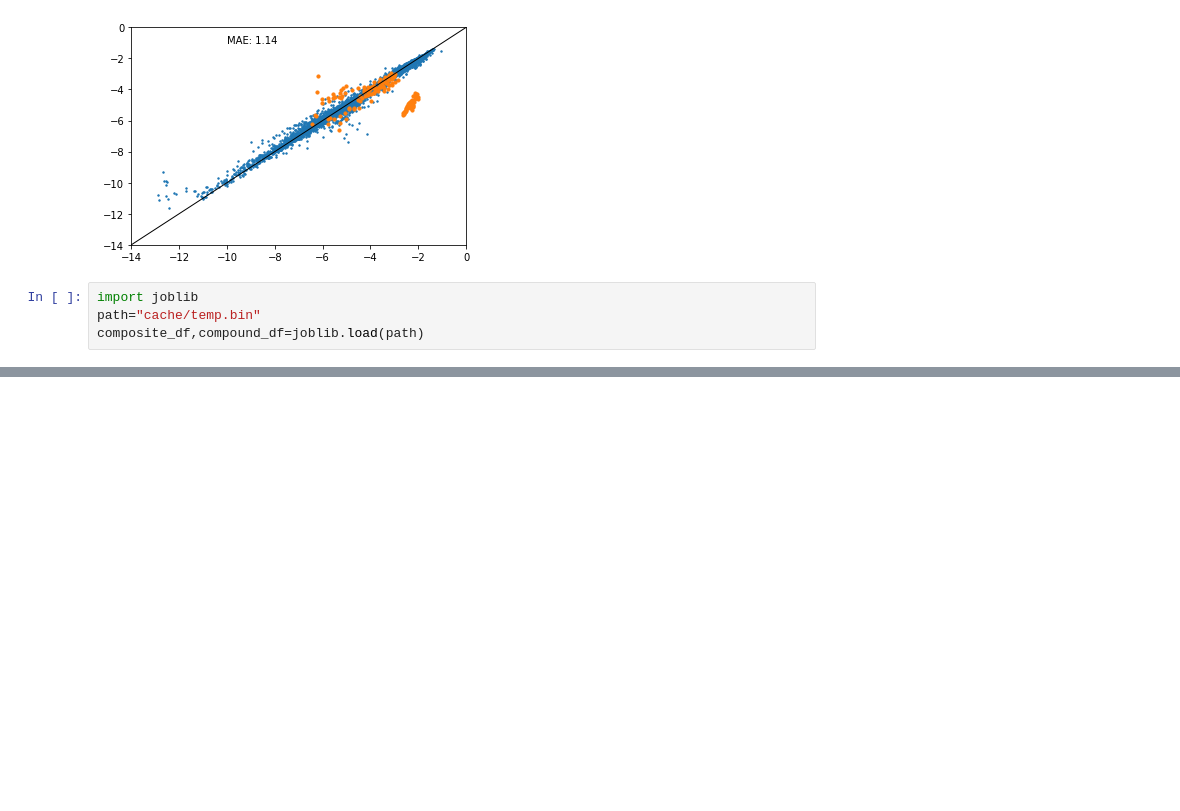
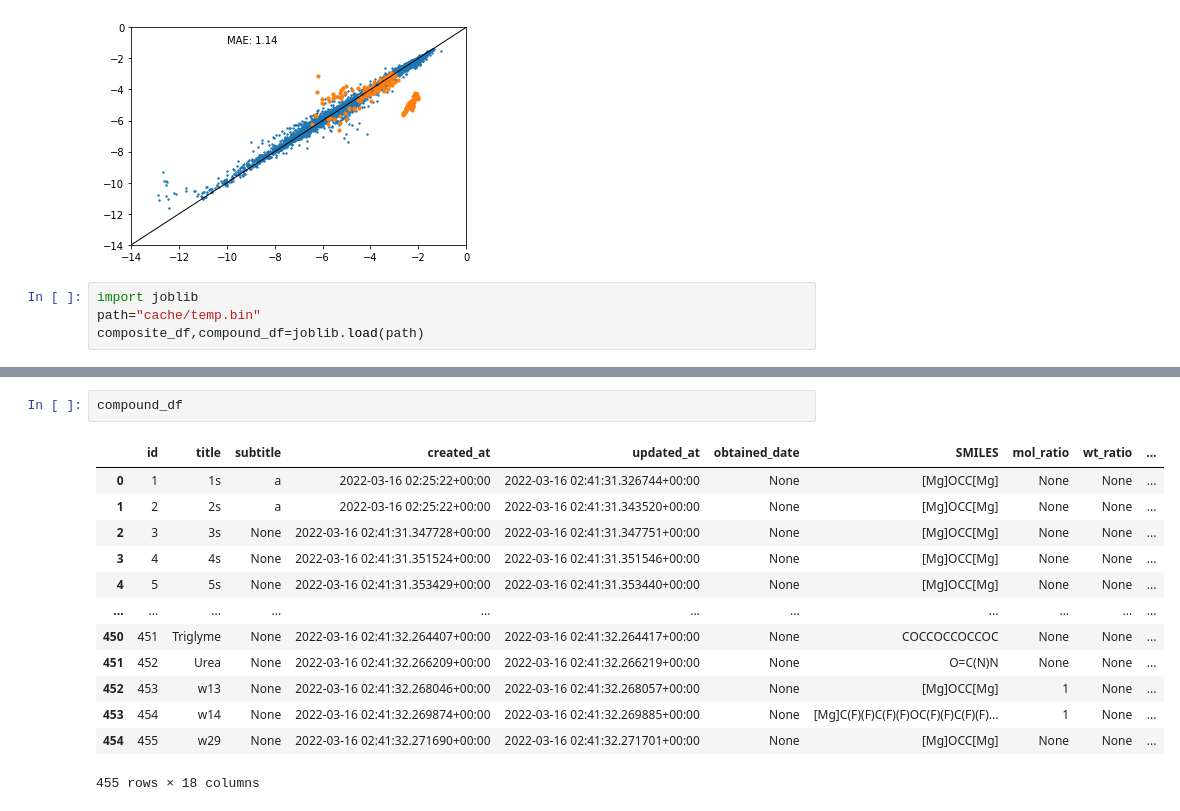
Before and after one commit to KanHatakeyama/ion_predictor, a Jupyter notebook: notebook.ipynb, the cells around one changed output, grey strips where cells are left out. Drawn from its saved outputs; the diff is of its cells as text; blank space fills up the shorter version.

```diff
--- a/notebook.ipynb
+++ b/notebook.ipynb
@@ -114 +147,17 @@ composite_df,compound_df=joblib.load(path)
 455 rows × 18 columns
+# %%
+compound_df
+# %% [output]
+|  | id | title | subtitle | created_at | updated_at | obtained_date | SMILES | mol_ratio | wt_ratio | ... |
+| 0 | 1 | 1s | a | 2022-03-16 02:25:22+00:00 | 2022-03-16 02:41:31.326744+00:00 | None | [Mg]OCC[Mg] | None | None | ... |
+| 1 | 2 | 2s | a | 2022-03-16 02:25:22+00:00 | 2022-03-16 02:41:31.343520+00:00 | None | [Mg]OCC[Mg] | None | None | ... |
+| 2 | 3 | 3s | None | 2022-03-16 02:41:31.347728+00:00 | 2022-03-16 02:41:31.347751+00:00 | None | [Mg]OCC[Mg] | None | None | ... |
+| 3 | 4 | 4s | None | 2022-03-16 02:41:31.351524+00:00 | 2022-03-16 02:41:31.351546+00:00 | None | [Mg]OCC[Mg] | None | None | ... |
+| 4 | 5 | 5s | None | 2022-03-16 02:41:31.353429+00:00 | 2022-03-16 02:41:31.353440+00:00 | None | [Mg]OCC[Mg] | None | None | ... |
+| ... | ... | ... | ... | ... | ... | ... | ... | ... | ... | ... |
+| 450 | 451 | Triglyme | None | 2022-03-16 02:41:32.264407+00:00 | 2022-03-16 02:41:32.264417+00:00 | None | COCCOCCOCCOC | None | None | ... |
+| 451 | 452 | Urea | None | 2022-03-16 02:41:32.266209+00:00 | 2022-03-16 02:41:32.266219+00:00 | None | O=C(N)N | None | None | ... |
+| 452 | 453 | w13 | None | 2022-03-16 02:41:32.268046+00:00 | 2022-03-16 02:41:32.268057+00:00 | None | [Mg]OCC[Mg] | 1 | None | ... |
+| 453 | 454 | w14 | None | 2022-03-16 02:41:32.269874+00:00 | 2022-03-16 02:41:32.269885+00:00 | None | [Mg]C(F)(F)C(F)(F)OC(F)(F)C(F)(F)... | 1 | None | ... |
+| 454 | 455 | w29 | None | 2022-03-16 02:41:32.271690+00:00 | 2022-03-16 02:41:32.271701+00:00 | None | [Mg]OCC[Mg] | None | None | ... |
+455 rows × 18 columns
```
Also changed, not shown: parts of 5 cells of this notebook, 6 other files.
